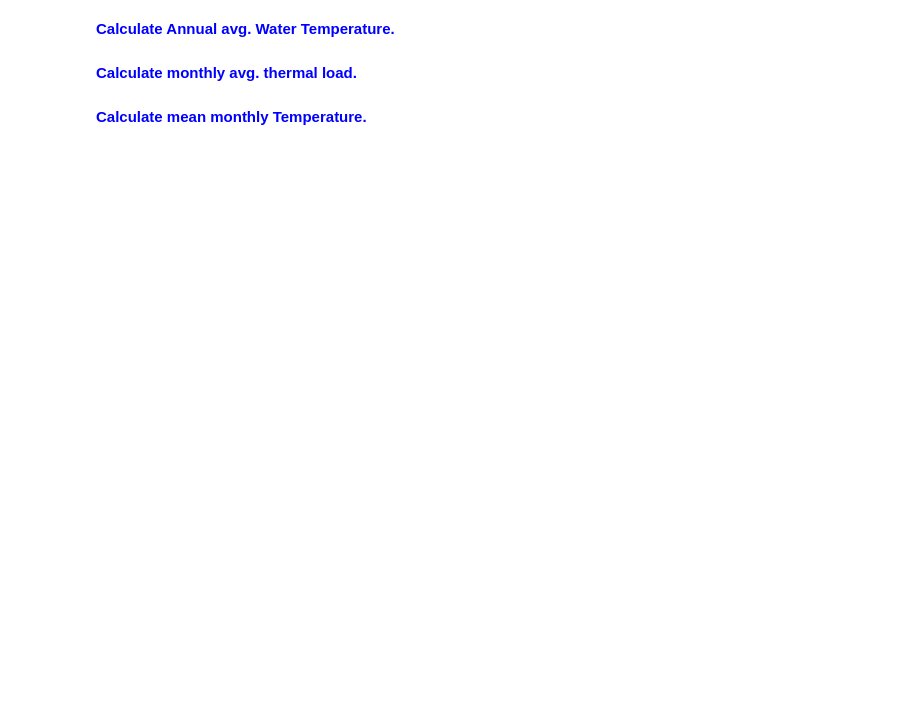
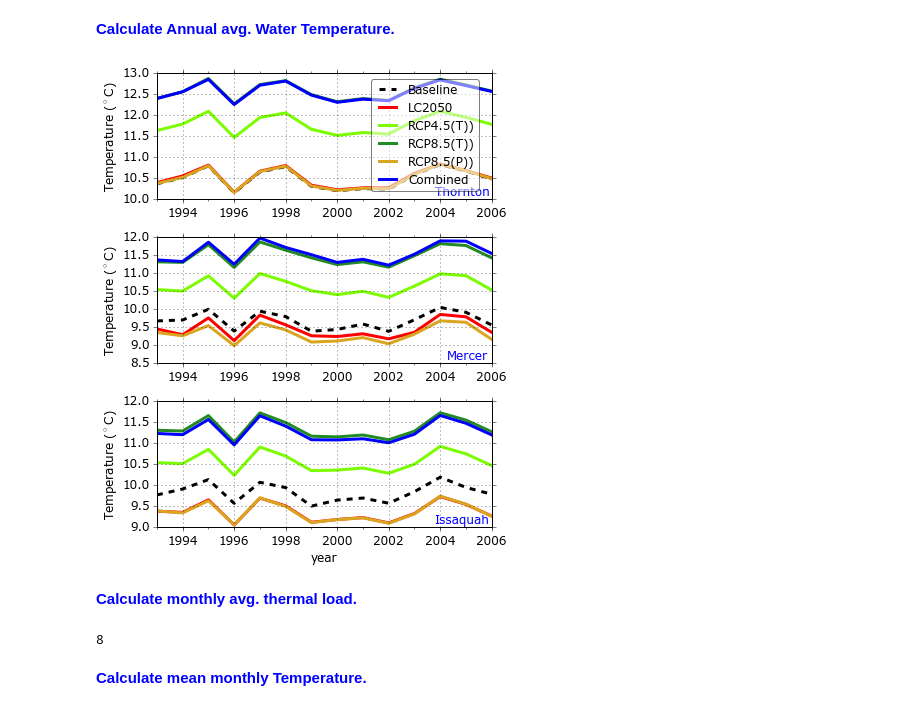
Before and after one commit to jyearsley/PythonScripts, a Jupyter notebook: DHSVM-WQ-PAPER-ANALYSES/Plotting/Scenarios-Loads.ipynb, the cells around one changed output. Saved outputs shown, nothing was run; the diff lists cells and outputs as text; code cells hidden in the pictures; blank space fills up the shorter version.

```diff
--- a/DHSVM-WQ-PAPER-ANALYSES/Plotting/Scenarios-Loads.ipynb
+++ b/DHSVM-WQ-PAPER-ANALYSES/Plotting/Scenarios-Loads.ipynb
@@ -175,4 +173,4 @@ for i in range(len(simseddata['Issaquah']['2002'])):
     if (simseddata['Issaquah']['TairRcp85'][i] > 1800):
         simseddata['Issaquah']['TairRcp85'][i] = 1800
     if (simseddata['Issaquah']['Combined'][i] > 10000):
-        simseddata['Issaquah']['TairRcp85'][i] = 10000\n",
+        simseddata['Issaquah']['TairRcp85'][i] = 10000
@@ -234,0 +233,6 @@ for i, n in enumerate(basin_name):
+# %%
+for i, n in enumerate(basin_name):
+    str(n)
+    for j, s in enumerate(scenarios):
+        r_value, p_value = stats.pearsonr(MonthlySedLoad[n][s], MonthlyFlowRate[n][s])
+        print str(s), r_value
@@ -234,0 +258,6 @@ for i, n in enumerate(basin_name):
+# %%
+for i, n in enumerate(basin_name):
+    str(n)
+    for j, s in enumerate(scenarios):
+        r_value, p_value = stats.pearsonr(MonthlyTPLoad[n][s], MonthlyFlowRate[n][s])
+        print str(s), r_value
@@ -237,21 +285,23 @@ for i, n in enumerate(basin_name):
 # %%
 fig=plt.figure(figsize=(6,9),dpi=400)
 for i, n in enumerate(basin_name):
     ax = plt.subplot(3, 1, i+1)
     fig.subplots_adjust(hspace=0.3, wspace=0.1, bottom=0.2)
     props = dict(boxstyle='round', facecolor='wheat', alpha=0.5)
     plt.text(0.99, 0.01, str(n), color='blue', transform=ax.transAxes, verticalalignment='bottom', horizontalalignment='right')
     for (j, s), c, t, l in zip(enumerate(scenarios), colors, strings, linestyles):
         AnnualTemp[n][s].plot(color=c, label=str(t), linewidth=3.0, linestyle=l)
     plt.ylabel('Temperature ($^\circ$C)', fontsize=12.)
     if (i == 2):
         plt.xlabel('year', fontsize=12.)
     grid(True)
     if (i == 0):
-        leg=ax.legend(Fancybox=True, loc=9, ncol=1, bbox_to_anchor=(0.8, 1.))
+        leg=ax.legend(fancybox=True, loc=9, ncol=1, bbox_to_anchor=(0.8, 1.))
         leg.get_frame().set_alpha(0.5)
-outputfilepath = str(outputfilepath)+'\\Scenarios-Annual-Mean-Temperature.png'
-#savefig(str(outputfilepath),dpi=500,format = 'png',transparent='True')
+outputfile = str(outputfilepath)+'\\Scenarios-Annual-Mean-Temperature.png'
+#savefig(str(outputfile),dpi=500,format = 'png',transparent='True')
+# %% [output]
+[figure, added]
 # %% [markdown]
 <font color='blue'>**Calculate monthly avg. thermal load.**</font>
 # %%
@@ -281,6 +331,8 @@ for i, n in enumerate(basin_name):
         monthWAvgTemp[n][s] = MonthlyTemp[n][s].groupby(lambda x: x.month).mean()
         # monthly thermal contribution to lake washington (in MW - megawatt)
         MonthThermalLoad[n][s] = Cp*P*monthFlow[n][s]*(monthWAvgTemp[n][s]-MonthlyTempLake)/pow(10, 6)
+# %% [output]
+8
 # %%
 # Reorganize the data set to conform to the wateryear (ie. Oct-Sep)
 for i, n in enumerate(basin_name):
```
Also changed, not shown: parts of 10 cells of this notebook, 9 other files.
